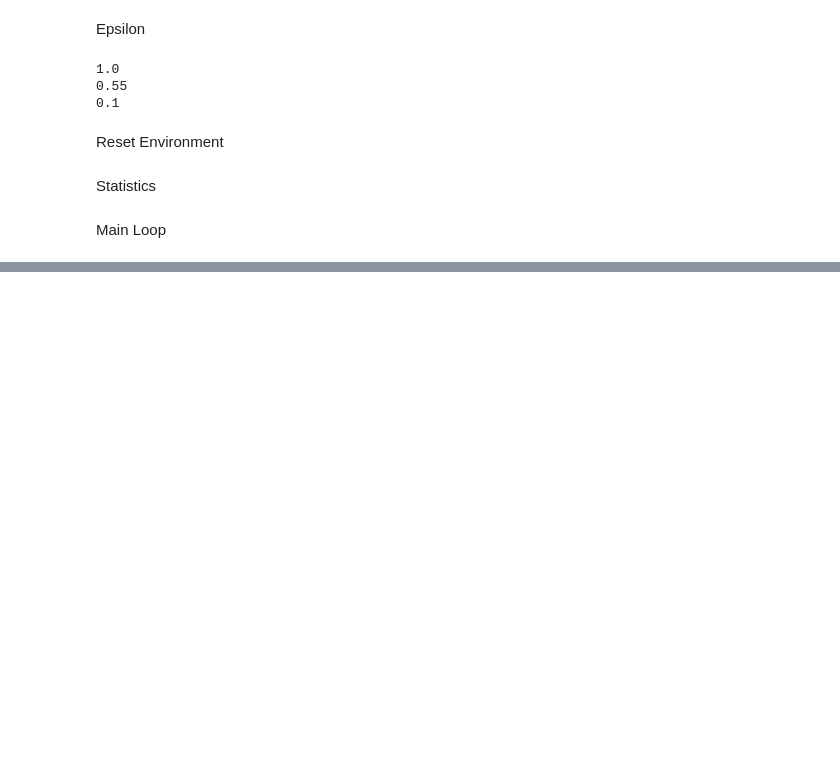
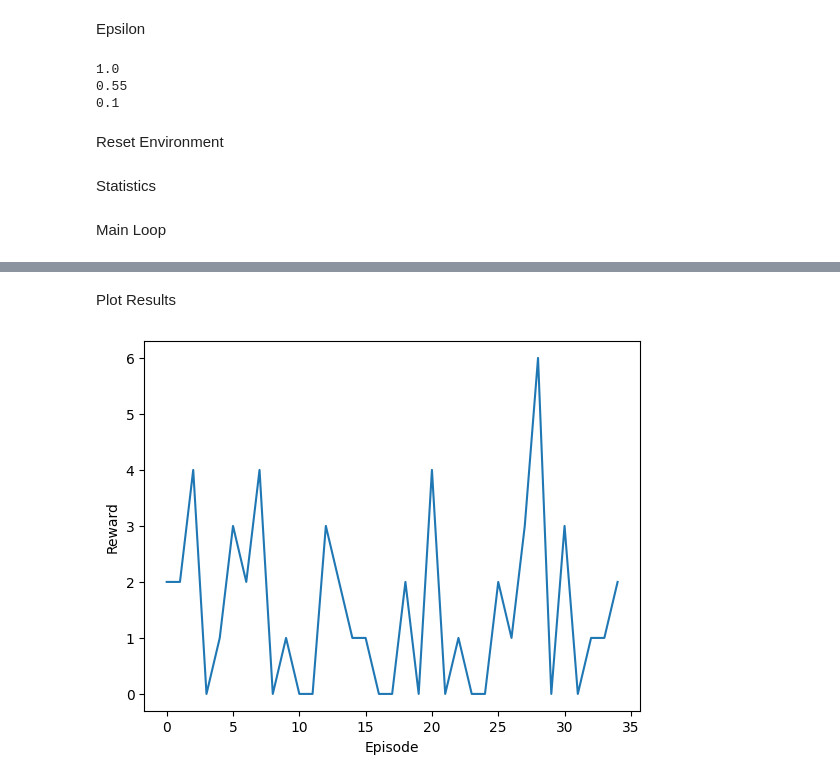
Before and after one commit to sarthaknandwani/DQN_Extensions, a Jupyter notebook: notebooks/template.ipynb, the cells around one changed output, grey strips where cells are left out. Cells and saved outputs as stored; diff of their text form; code cells hidden in the pictures; blank space fills up the shorter version.

Commit message:
Implementation of Task 13 (Sanity checks) and Task 14 (Small training run)

```diff
--- a/notebooks/template.ipynb
+++ b/notebooks/template.ipynb
@@ -1040,7 +1040,8 @@ print(loss)
 # %% [markdown]
 Configuration/Parameters
 # %%
-TOTAL_STEPS = 100_000
+#TOTAL_STEPS = 100_000
+TOTAL_STEPS = 2000
 
 BATCH_SIZE = 32
 
@@ -1153,0 +1198,9 @@ Episode 506 | Reward 1.0 | Epsilon 0.103
+# %%
+old = q_network.fc[-1].weight.clone()
+loss = train_step(replay_buffer=buffer, q_network=q_network, target_network=target_network,
+                  optimizer=optimizer, batch_size=32, gamma=0.99)
+
+print(loss)
+new = q_network.fc[-1].weight
+print(torch.equal(old, new))
+print(torch.norm(old - new))
@@ -1153,0 +1308,12 @@ Episode 506 | Reward 1.0 | Epsilon 0.103
+# %% [markdown]
+Plot Results
+# %%
+# Rewards
+plt.plot(
+    episode_rewards
+)
+plt.xlabel("Episode")
+plt.ylabel("Reward")
+plt.show()
+# %% [output]
+[figure, added]
```
Also changed, not shown: parts of 25 cells of this notebook.
